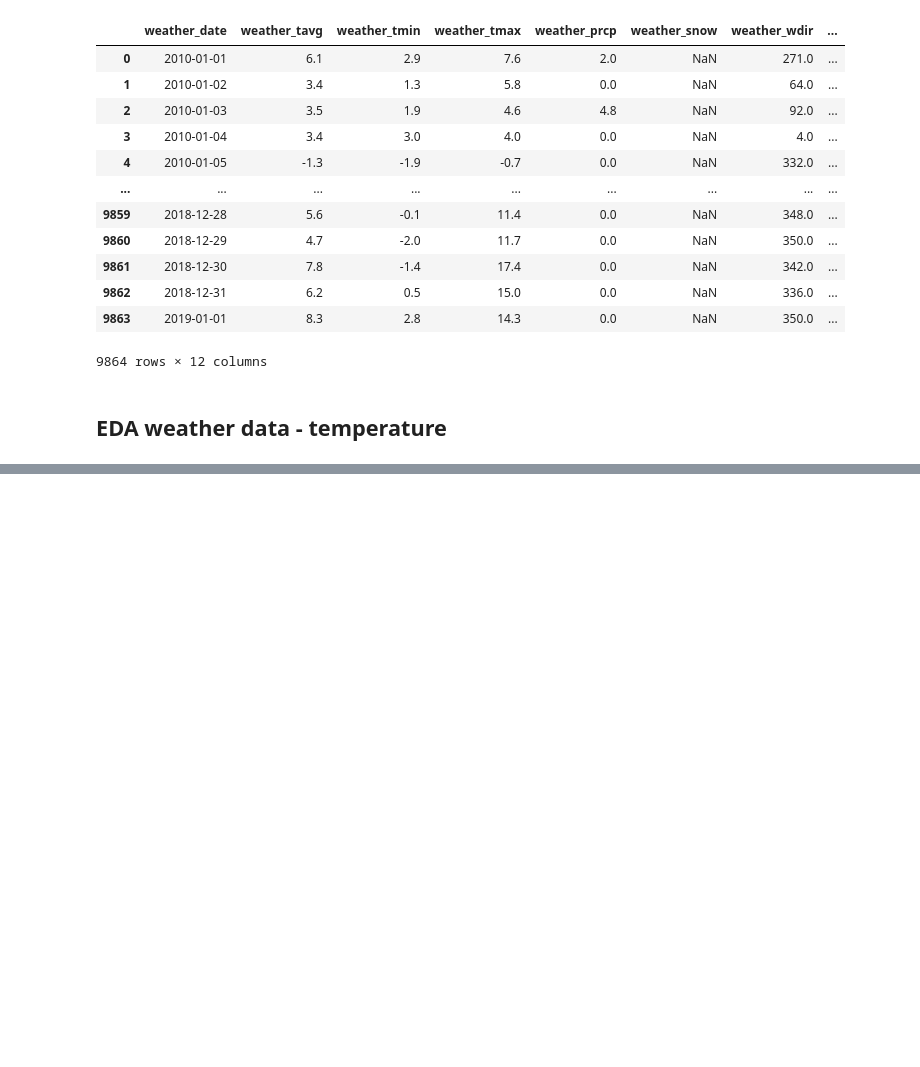
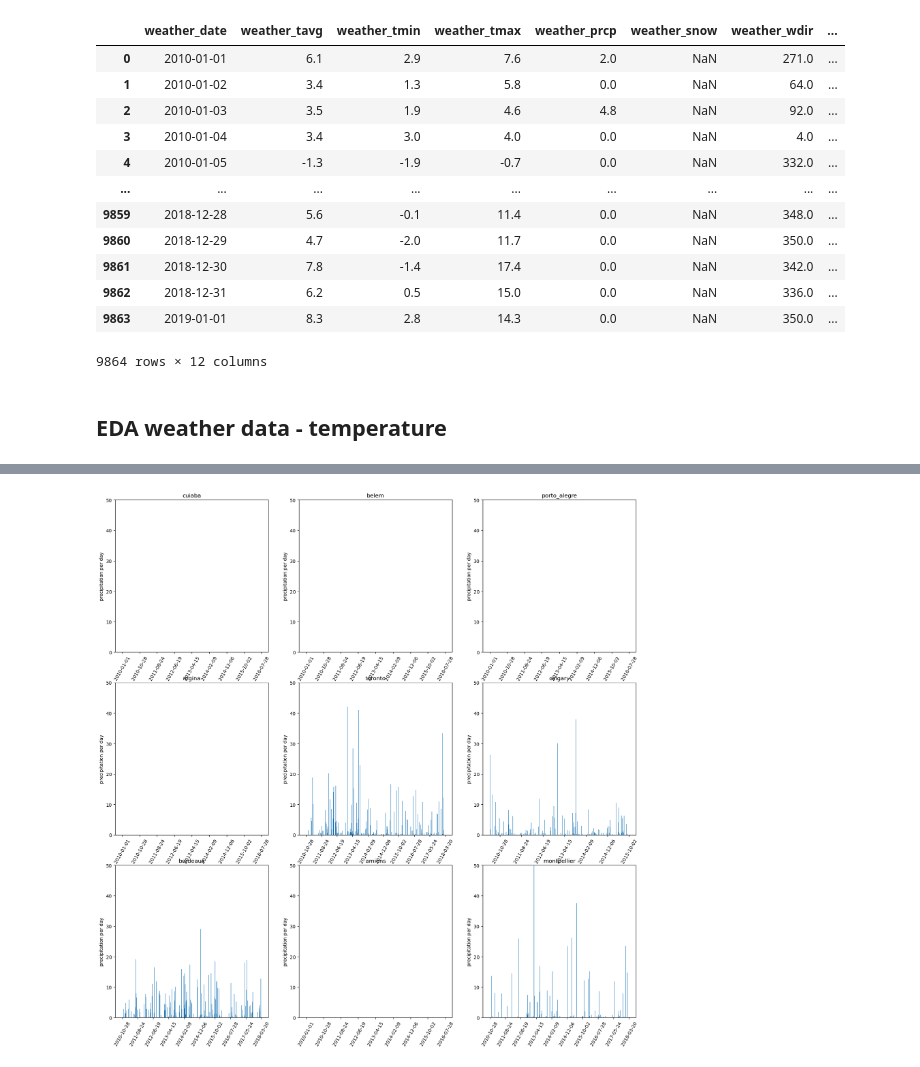
Before and after one commit to ElnazSaeidi/capstone-project-AEJS, a Jupyter notebook: weather_data_anja.ipynb, the cells around one changed output, grey strips where cells are left out. Saved outputs shown, nothing was run; the diff lists cells and outputs as text; code cells hidden in the pictures; blank space fills up the shorter version.

```diff
--- a/weather_data_anja.ipynb
+++ b/weather_data_anja.ipynb
@@ -310,0 +466,20 @@ tavg_df_all
+# %%
+#creating an empty data frame including the weather_date to add the data of the other stations later
+
+prec_df_cuiaba=prec_df_brazil[prec_df_brazil['station']=='83362']
+prec_df_all=prec_df_cuiaba.drop(['station'], axis='columns')
+prec_df_all
+
+#filtering the complete data set for the weather stations
+#adding the temperature data to the new dataset to have the temperature for each station in a column
+
+stations=['83362','82191','83967','71863','71508','71877','07510','07059','07643']
+
+for station in stations:
+       prec_df_temp=prec_df[prec_df['station']==station]
+       prec_df_all=pd.merge(prec_df_all,prec_df_temp, on='weather_date', suffixes=('', f'_{station}'))
+       prec_df_all=prec_df_all.drop('station', axis='columns')
+
+prec_df_all=prec_df_all.drop('weather_prcp', axis='columns')
+prec_df_all=prec_df_all.reset_index()
+prec_df_all
@@ -310,0 +601,56 @@ tavg_df_all
+# %%
+#converting the datatype of the weather date to datetime
+#prec_df_month['weather_date']=prec_df_month['weather_date'].astype('datetime64')
+
+city_station={
+    '83362':'cuiaba',
+    '82191':'belem',
+    '83967':'porto_alegre',
+    '71863':'regina',
+    '71508':'toronto',
+    '71877':'calgary',
+    '07510':'bordeaux',
+    '07059':'amiens',
+    '07643':'montpellier'
+}
+
+# dropping the 'weather_prcp_' from the column name
+
+prec_df_all.columns=prec_df_all.columns.str.replace('weather_prcp_','')
+
+prec_df_all=prec_df_all.rename(columns=city_station)
+prec_df_all.sample(5)
+
+
+# plot as for-loop
+
+fig, axes = plt.subplots(3, 3, figsize=(20, 20))
+
+#cities as a list
+cities=prec_df_all.columns.tolist()
+cities.remove('weather_date')
+cities.remove('index')
+
+#creating the plots
+#indexes for the positions of the graphs
+
+i=0
+j=0
+n=0
+m=0
+
+for city in cities:
+
+    axes[i][j].bar(prec_df_all['weather_date'], prec_df_all[city])
+    axes[i][j].set_xticklabels(prec_df_all['weather_date'].astype(str)[::300], rotation=60)
+    axes[i][j].set_title(city)
+    axes[i][j].set_ylim(0,50)
+    axes[i][j].set_ylabel('precipitation per day')
+
+    n=n+0.34
+    i=int(n)
+
+    m=m+1
+    j=m%3
+# %% [output]
+[figure, added]
```
Also changed, not shown: parts of 15 cells of this notebook.
